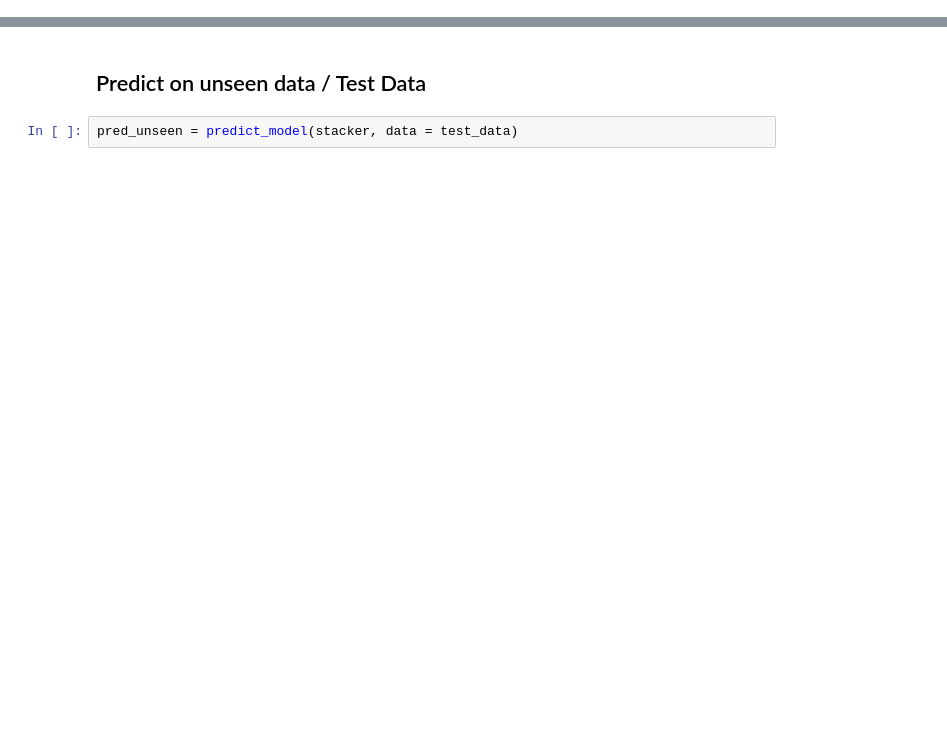
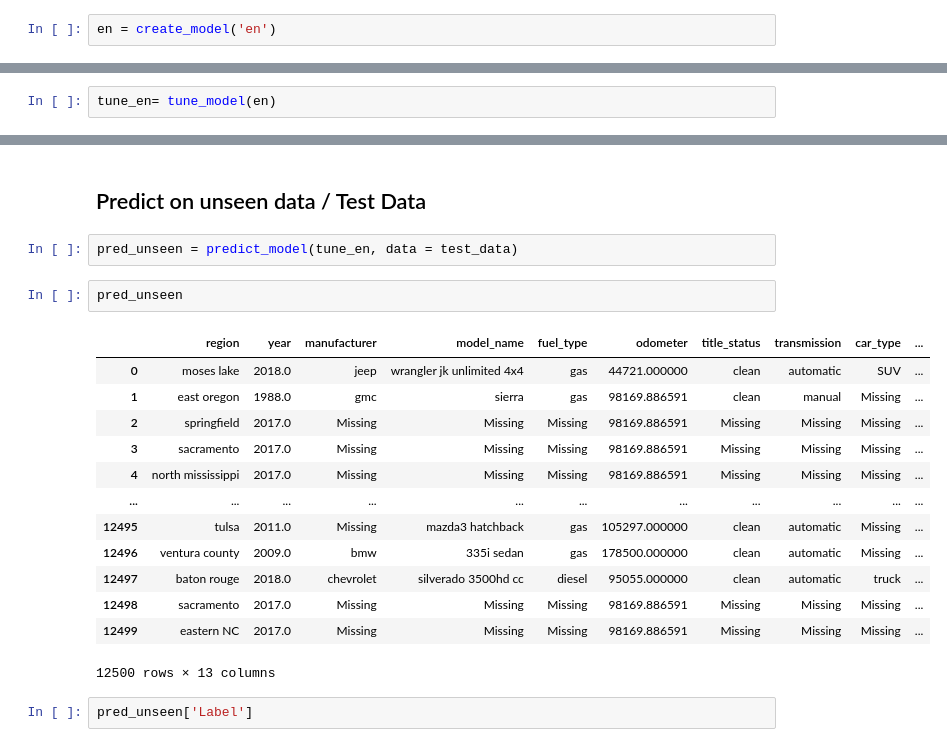
Before and after one commit to plaban1981/Dphi_hackathon, a Jupyter notebook: Data_Sprint_23_Used_Cars_Prices.ipynb, the cells around one changed output, grey strips where cells are left out. Drawn from its saved outputs; the diff is of its cells as text; blank space fills up the shorter version.

```diff
--- a/Data_Sprint_23_Used_Cars_Prices.ipynb
+++ b/Data_Sprint_23_Used_Cars_Prices.ipynb
@@ -502,0 +529,2 @@ stacker = stack_models(top3)
+# %%
+en = create_model('en')
@@ -502,0 +545,2 @@ stacker = stack_models(top3)
+# %%
+tune_en= tune_model(en)
@@ -511,4 +590,22 @@ pred_holdout = predict_model(stacker)
 # %% [markdown]
 ## Predict on unseen  data / Test Data
 # %%
-pred_unseen = predict_model(stacker, data = test_data)
+pred_unseen = predict_model(tune_en, data = test_data)
+# %%
+pred_unseen
+# %% [output]
+|  | region | year | manufacturer | model_name | fuel_type | odometer | title_status | transmission | car_type | ... |
+| 0 | moses lake | 2018.0 | jeep | wrangler jk unlimited 4x4 | gas | 44721.000000 | clean | automatic | SUV | ... |
+| 1 | east oregon | 1988.0 | gmc | sierra | gas | 98169.886591 | clean | manual | Missing | ... |
+| 2 | springfield | 2017.0 | Missing | Missing | Missing | 98169.886591 | Missing | Missing | Missing | ... |
+| 3 | sacramento | 2017.0 | Missing | Missing | Missing | 98169.886591 | Missing | Missing | Missing | ... |
+| 4 | north mississippi | 2017.0 | Missing | Missing | Missing | 98169.886591 | Missing | Missing | Missing | ... |
+| ... | ... | ... | ... | ... | ... | ... | ... | ... | ... | ... |
+| 12495 | tulsa | 2011.0 | Missing | mazda3 hatchback | gas | 105297.000000 | clean | automatic | Missing | ... |
+| 12496 | ventura county | 2009.0 | bmw | 335i sedan | gas | 178500.000000 | clean | automatic | Missing | ... |
+| 12497 | baton rouge | 2018.0 | chevrolet | silverado 3500hd cc | diesel | 95055.000000 | clean | automatic | truck | ... |
+| 12498 | sacramento | 2017.0 | Missing | Missing | Missing | 98169.886591 | Missing | Missing | Missing | ... |
+| 12499 | eastern NC | 2017.0 | Missing | Missing | Missing | 98169.886591 | Missing | Missing | Missing | ... |
+12500 rows × 13 columns
+# %%
+pred_unseen['Label']
```
Also changed, not shown: parts of 45 cells of this notebook.
